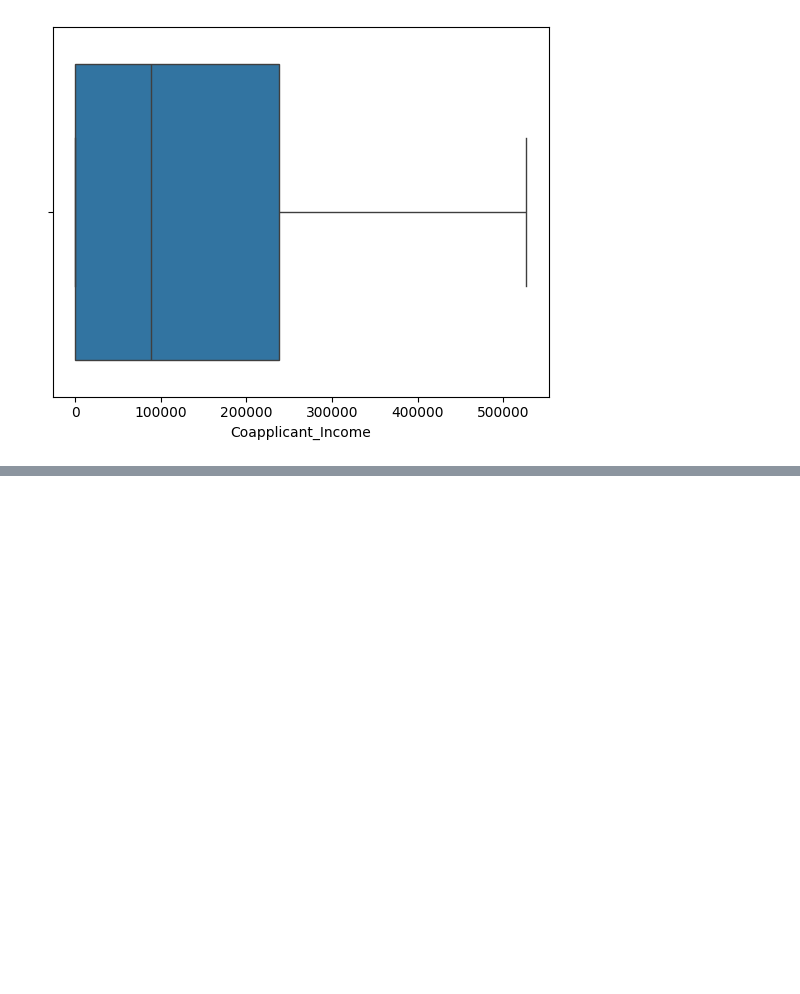
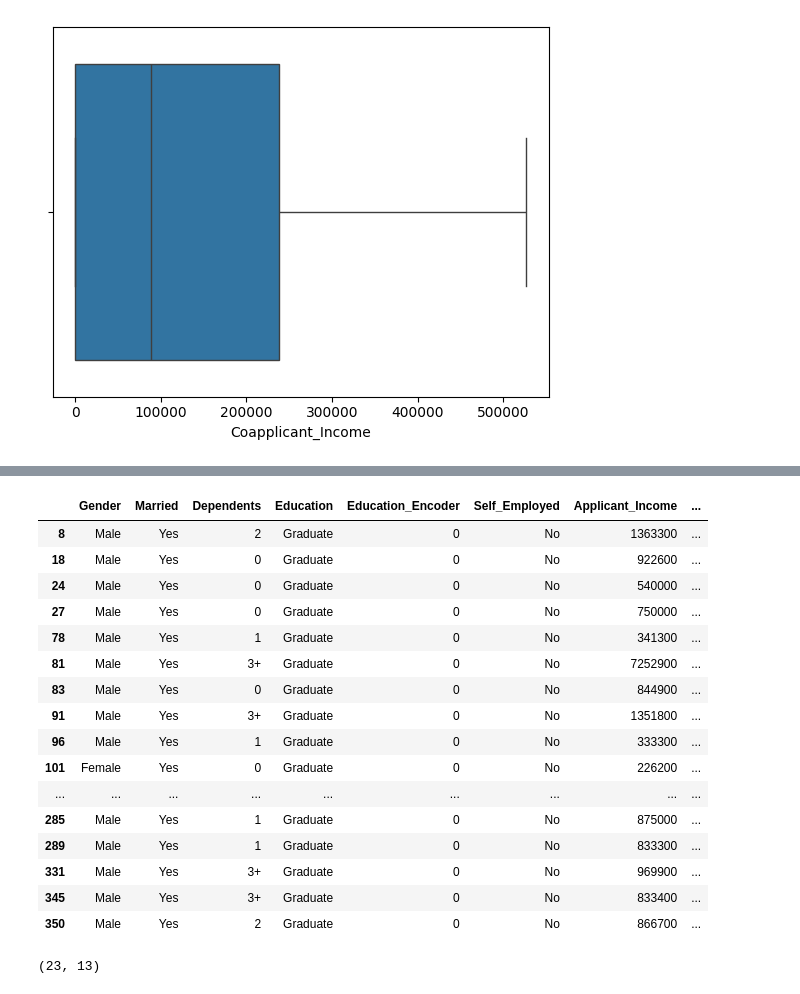
Before and after one commit to UtkarshGupta048/Data-Analytics, a Jupyter notebook: Loan_dataset.ipynb, the cells around one changed output, grey strips where cells are left out. Cells and saved outputs as stored; diff of their text form; code cells hidden in the pictures; blank space fills up the shorter version.

```diff
--- a/Loan_dataset.ipynb
+++ b/Loan_dataset.ipynb
@@ -446,0 +475,24 @@ sns.boxplot(data=new_df,x='Coapplicant_Income')
+# %%
+df[(df['Loan_Amount']>=max_range_Loan) | (df['Loan_Amount']<=min_range_Loan)]              #  Outliers in Loan Data
+# %% [output]
+|  | Gender | Married | Dependents | Education | Education_Encoder | Self_Employed | Applicant_Income | ... |
+| 8 | Male | Yes | 2 | Graduate | 0 | No | 1363300 | ... |
+| 18 | Male | Yes | 0 | Graduate | 0 | No | 922600 | ... |
+| 24 | Male | Yes | 0 | Graduate | 0 | No | 540000 | ... |
+| 27 | Male | Yes | 0 | Graduate | 0 | No | 750000 | ... |
+| 78 | Male | Yes | 1 | Graduate | 0 | No | 341300 | ... |
+| 81 | Male | Yes | 3+ | Graduate | 0 | No | 7252900 | ... |
+| 83 | Male | Yes | 0 | Graduate | 0 | No | 844900 | ... |
+| 91 | Male | Yes | 3+ | Graduate | 0 | No | 1351800 | ... |
+| 96 | Male | Yes | 1 | Graduate | 0 | No | 333300 | ... |
+| 101 | Female | Yes | 0 | Graduate | 0 | No | 226200 | ... |
+| ... | ... | ... | ... | ... | ... | ... | ... | ... |
+| 285 | Male | Yes | 1 | Graduate | 0 | No | 875000 | ... |
+| 289 | Male | Yes | 1 | Graduate | 0 | No | 833300 | ... |
+| 331 | Male | Yes | 3+ | Graduate | 0 | No | 969900 | ... |
+| 345 | Male | Yes | 3+ | Graduate | 0 | No | 833400 | ... |
+| 350 | Male | Yes | 2 | Graduate | 0 | No | 866700 | ... |
+# %%
+df[(df['Loan_Amount']>=max_range_Loan) | (df['Loan_Amount']<=min_range_Loan)].shape
+# %% [output]
+(23, 13)
```
Also changed, not shown: parts of 20 cells of this notebook.
